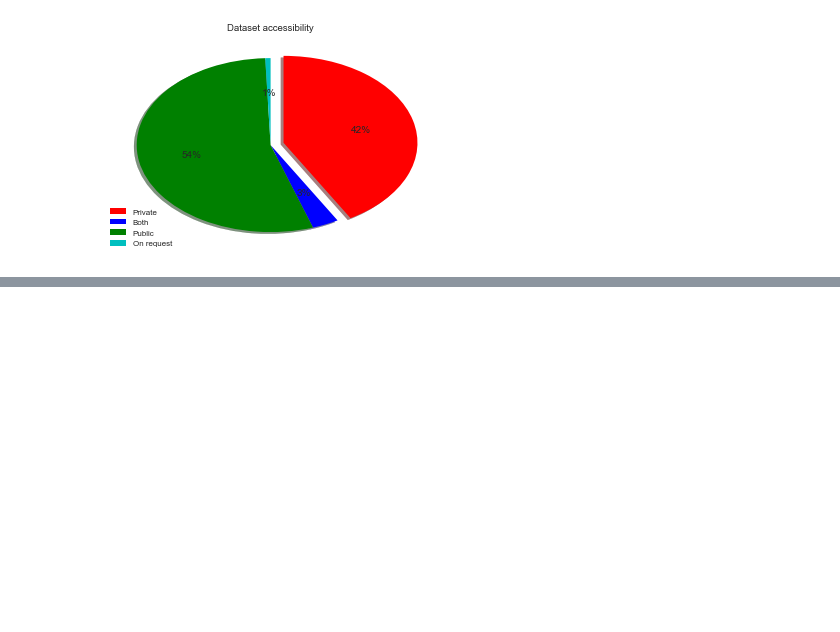
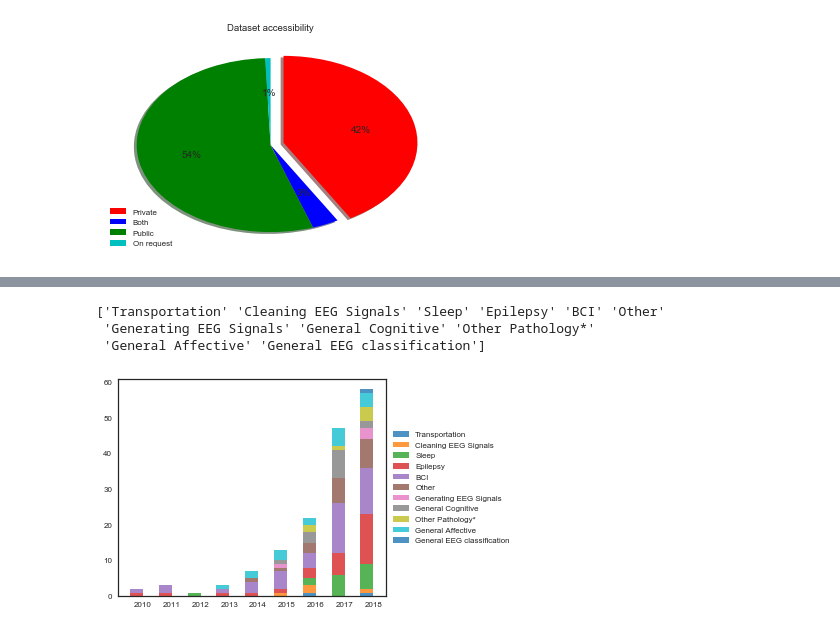
Before and after one commit to hubertjb/dl-eeg-review, a Jupyter notebook: sandbox.ipynb, the cells around one changed output, grey strips where cells are left out. Cells and saved outputs as stored; diff of their text form; code cells hidden in the pictures; blank space fills up the shorter version.

```diff
--- a/sandbox.ipynb
+++ b/sandbox.ipynb
@@ -208,0 +233,20 @@ plt.show()
+# %%
+#df['Year'] = df['Year'].astype('Int32')
+#dfd = df.groupby('Domain')
+#domains = set([])
+#domain_yearly = []
+#for year in range(2010,2018+1):
+#    count_yearly = []
+#    for domain in df['Domain'].unique():
+#        if domain in dfd['Year'].value_counts().index:
+#            domains.add(domain)
+#            if year in dfd['Year'].value_counts()[domain].index:
+#                count_yearly.append(dfd['Year'].value_counts()[domain][year])
+#            else:
+#                count_yearly.append(0)
+#    domain_yearly.append(count_yearly)
+#
+domains = df['Domain'].unique()
+domain_yearly = [[df[df.Domain == domain].groupby('Year')['Domain'].value_counts()[year][domain] if year in df[df.Domain == domain].groupby('Year')['Domain'].value_counts().index else 0 for domain in df['Domain'].unique()] for year in range(2010,2018+1)]
+
+domain_yearly
@@ -208,0 +263,43 @@ plt.show()
+# %%
+import numpy as np
+import matplotlib.pyplot as plt
+
+months = domains #[domain if domain in df['Domain'].values().index df['Domain'].unique()
+print(months)
+
+# Some random data for nyears from minyear
+nyears = 9
+nmonths = len(months)
+minyear = 2010
+#monthly_counts = np.random.randint(low=2, high=15, size=(nyears,nmonths))
+monthly_counts = np.array(domain_yearly)
+
+fig, ax = plt.subplots()
+ind = np.arange(nyears)
+width = 0.45
+# Random colors for the months
+#c = np.random.rand(nmonths,3,1)
+
+p = []
+for imonth in range(nmonths):
+    p.append(ax.bar(ind, monthly_counts[:,imonth], width,
+                    bottom=np.sum(monthly_counts[:,:imonth], axis=1),
+                    alpha=0.8)
+            )
+
+# Set x axis ticks and labels
+ax.set_xticks(ind + width/2)
+ax.set_xticklabels([str(minyear+i) for i in ind])
+
+# Locate legend outside axes plot area
+box = ax.get_position()
+ax.set_position([box.x0, box.y0, box.width * 0.8, box.height])
+ax.legend([pl[0] for pl in p], months, loc='center left', bbox_to_anchor=(1, 0.5))
+
+plt.savefig("./figs/{}.eps".format("Domains per Year"), bbox_inches='tight', format='eps', dpi=1000) # Needs to be before plt.show()
+plt.show()
+# %% [output]
+['Transportation' 'Cleaning EEG Signals' 'Sleep' 'Epilepsy' 'BCI' 'Other'
+ 'Generating EEG Signals' 'General Cognitive' 'Other Pathology*'
+ 'General Affective' 'General EEG classification']
+[figure, added]
```
Also changed, not shown: parts of 8 cells of this notebook, 2 other files.
